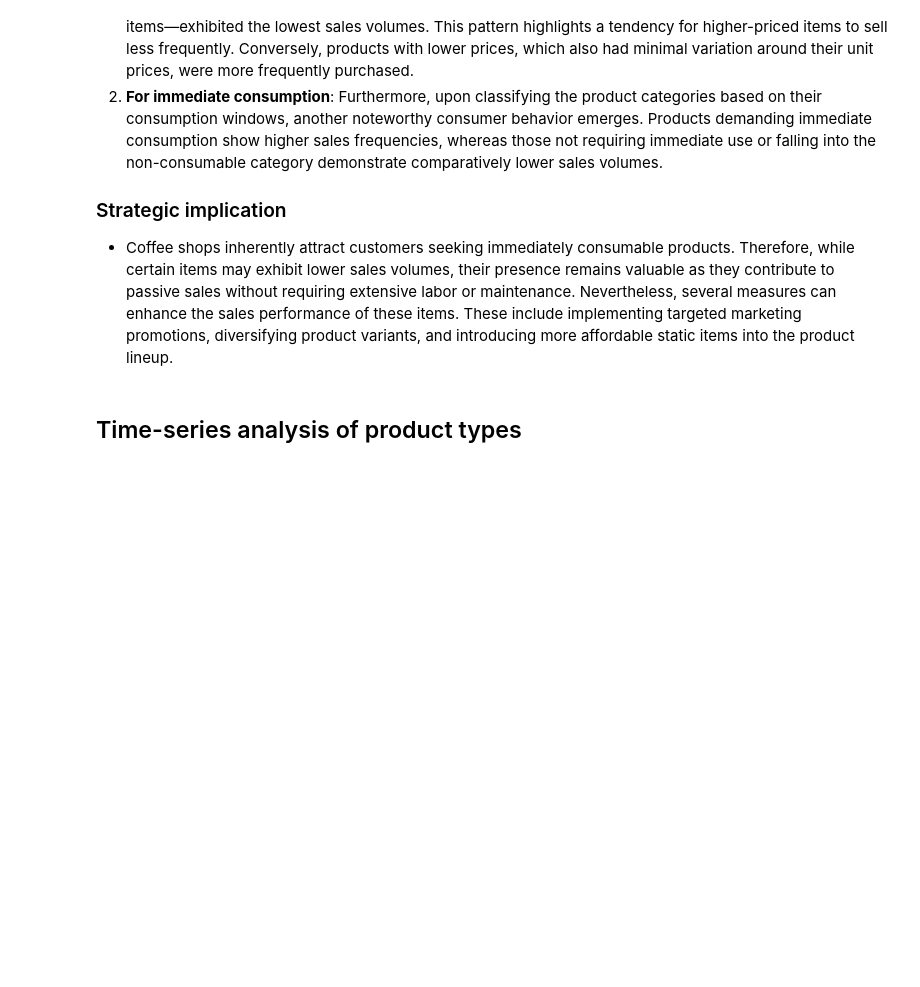
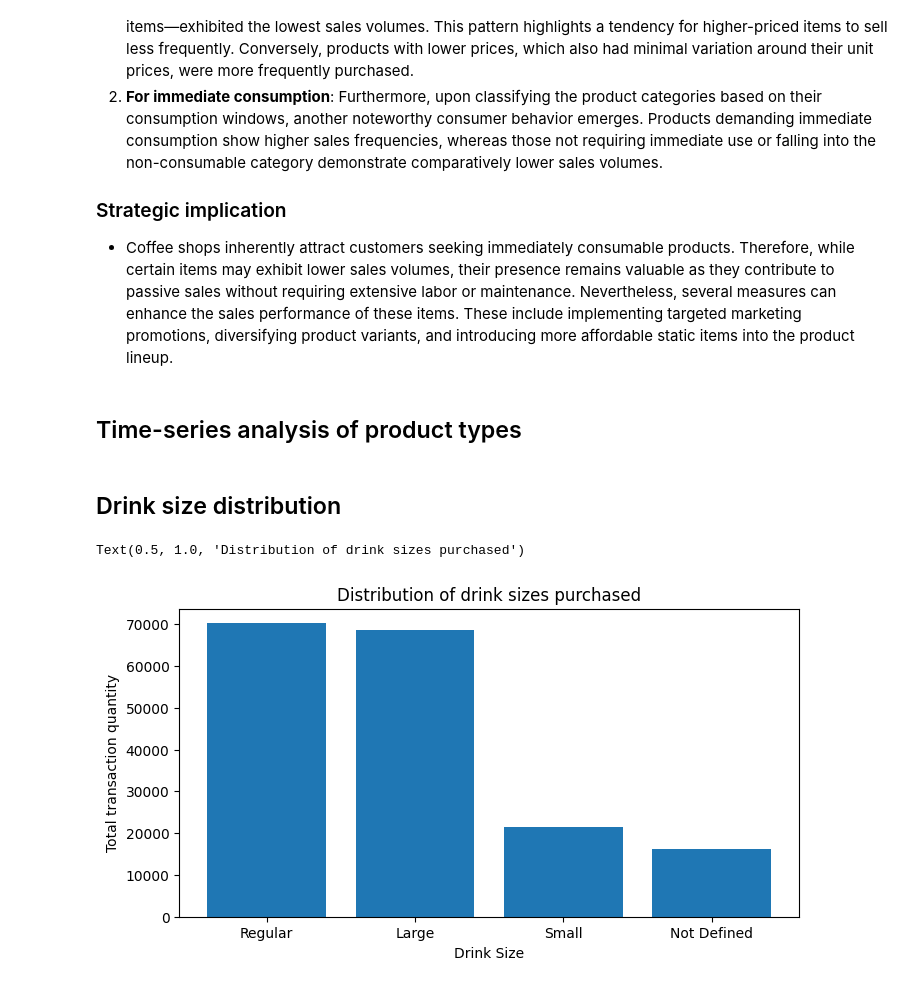
Before and after one commit to mlcuadra1/Coffee-Shop-EDA, a Jupyter notebook: notebooks/eda.ipynb, the cells around one changed output. Saved outputs shown, nothing was run; the diff lists cells and outputs as text; code cells hidden in the pictures; blank space fills up the shorter version.

Commit message:
Added size distribution

```diff
--- a/notebooks/eda.ipynb
+++ b/notebooks/eda.ipynb
@@ -300,3 +300,21 @@ Coffee beans        21.018397   19.75
 - Coffee shops inherently attract customers seeking immediately consumable products. Therefore, while certain items may exhibit lower sales volumes, their presence remains valuable as they contribute to passive sales without requiring extensive labor or maintenance. Nevertheless, several measures can enhance the sales performance of these items. These include implementing targeted marketing promotions, diversifying product variants, and introducing more affordable static items into the product lineup.
 # %% [markdown]
 ## Time-series analysis of product types
+# %% [markdown]
+## Drink size distribution
+# %%
+drink_list = ['Coffee', 'Tea', 'Drinking Chocolate']
+drink_df = data[data['product_category'].isin(drink_list)]
+drink_df.head(20)
+
+drink_size = drink_df.groupby('Size')['transaction_qty'].sum().sort_values(ascending=False)
+
+fig, ax0 = plt.subplots(figsize=figsize1_1)
+
+ax0.bar(drink_size.index, drink_size.values)
+ax0.set_xlabel('Drink Size')
+ax0.set_ylabel('Total transaction quantity')
+ax0.set_title('Distribution of drink sizes purchased')
+# %% [output]
+Text(0.5, 1.0, 'Distribution of drink sizes purchased')
+[figure, added]
```
